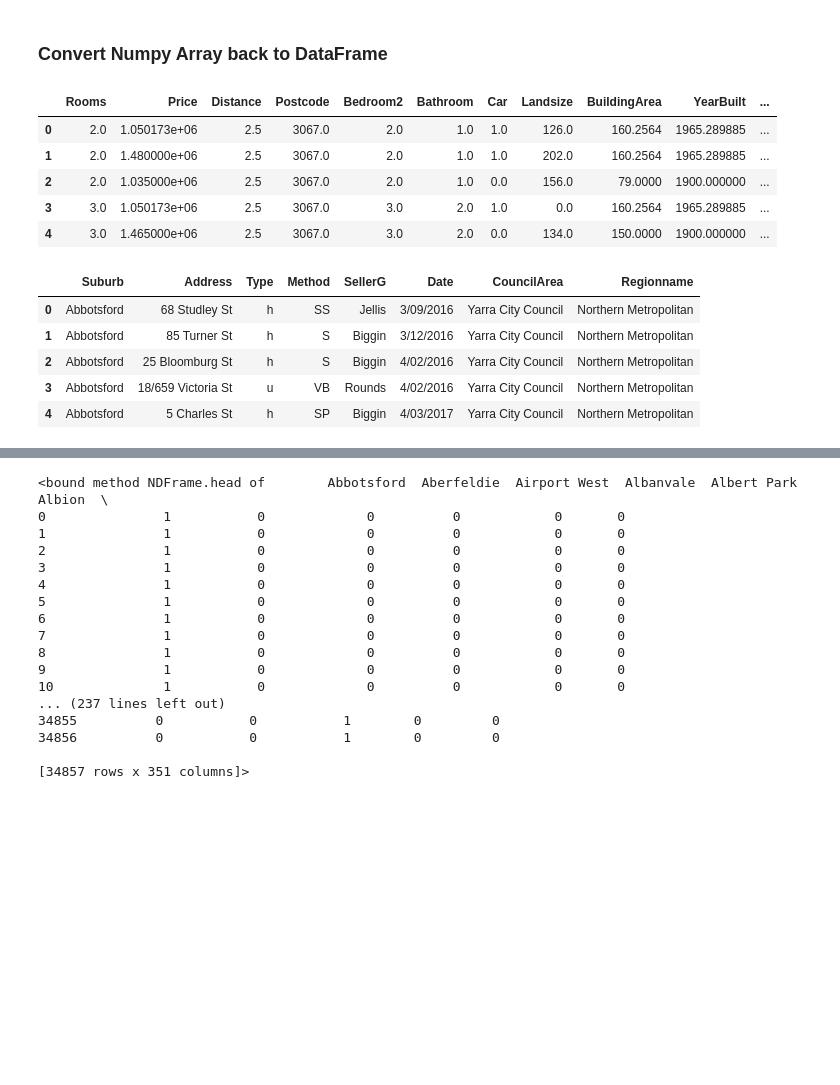
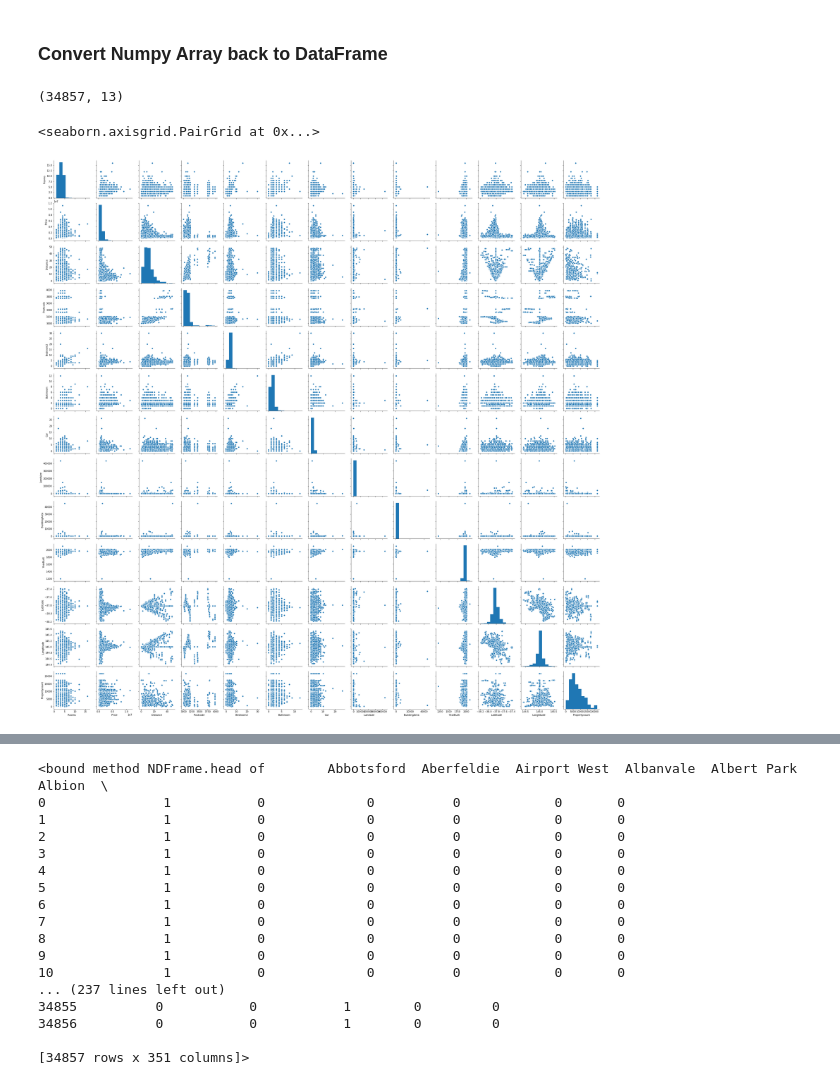
Before and after one commit to cclarke411/Projects, a Jupyter notebook: Data Science Bootcamp/Unit-3/Lesson 5/housingprices.ipynb, the cells around one changed output, grey strips where cells are left out. Saved outputs shown, nothing was run; the diff lists cells and outputs as text; code cells hidden in the pictures; blank space fills up the shorter version.

```diff
--- a/Data Science Bootcamp/Unit-3/Lesson 5/housingprices.ipynb
+++ b/Data Science Bootcamp/Unit-3/Lesson 5/housingprices.ipynb
@@ -119,23 +119,14 @@ df_new = my_imputer.fit_transform(df_new)
 # %% [markdown]
 <h3> Convert Numpy Array back to DataFrame </h3>
 # %%
-df_new = pd.DataFrame(data=df_new,    # values
-...              index=[np.arange(0,len(df_new))],    # 1st column as index
-...              columns=df.select_dtypes(exclude=['object']).columns)  # 1st row as the column names
+df_new = pd.DataFrame(data=df_new,index = df.index,columns=df.select_dtypes(exclude=['object']).columns)
 df_new.head()
+df_new.shape
 # %% [output]
-|  | Rooms | Price | Distance | Postcode | Bedroom2 | Bathroom | Car | Landsize | BuildingArea | YearBuilt | ... |
-| 0 | 2.0 | 1.050173e+06 | 2.5 | 3067.0 | 2.0 | 1.0 | 1.0 | 126.0 | 160.2564 | 1965.289885 | ... |
-| 1 | 2.0 | 1.480000e+06 | 2.5 | 3067.0 | 2.0 | 1.0 | 1.0 | 202.0 | 160.2564 | 1965.289885 | ... |
-| 2 | 2.0 | 1.035000e+06 | 2.5 | 3067.0 | 2.0 | 1.0 | 0.0 | 156.0 | 79.0000 | 1900.000000 | ... |
-| 3 | 3.0 | 1.050173e+06 | 2.5 | 3067.0 | 3.0 | 2.0 | 1.0 | 0.0 | 160.2564 | 1965.289885 | ... |
-| 4 | 3.0 | 1.465000e+06 | 2.5 | 3067.0 | 3.0 | 2.0 | 0.0 | 134.0 | 150.0000 | 1900.000000 | ... |
+(34857, 13)
-# %%
-df.select_dtypes('object').head()
-# %% [output]
-|  | Suburb | Address | Type | Method | SellerG | Date | CouncilArea | Regionname |
-| 0 | Abbotsford | 68 Studley St | h | SS | Jellis | 3/09/2016 | Yarra City Council | Northern Metropolitan |
-| 1 | Abbotsford | 85 Turner St | h | S | Biggin | 3/12/2016 | Yarra City Council | Northern Metropolitan |
-| 2 | Abbotsford | 25 Bloomburg St | h | S | Biggin | 4/02/2016 | Yarra City Council | Northern Metropolitan |
-| 3 | Abbotsford | 18/659 Victoria St | u | VB | Rounds | 4/02/2016 | Yarra City Council | Northern Metropolitan |
-| 4 | Abbotsford | 5 Charles St | h | SP | Biggin | 4/03/2017 | Yarra City Council | Northern Metropolitan |
+# %%
+import seaborn as sns
+sns.pairplot(df_new)
+# %% [output]
+<seaborn.axisgrid.PairGrid at 0x...>
+[figure, added]
```
Also changed, not shown: parts of 71 cells of this notebook.
